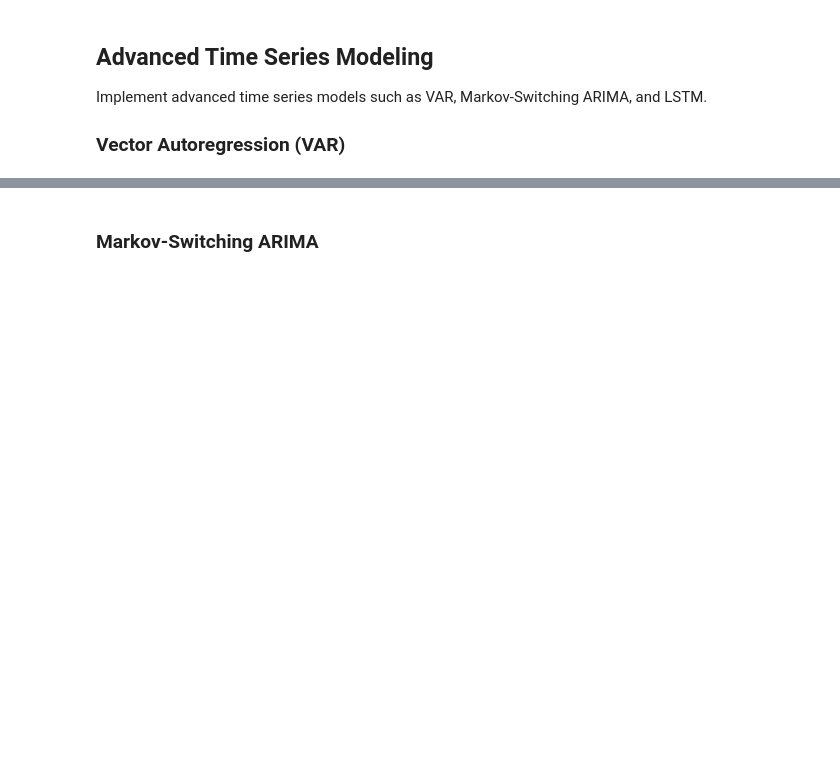
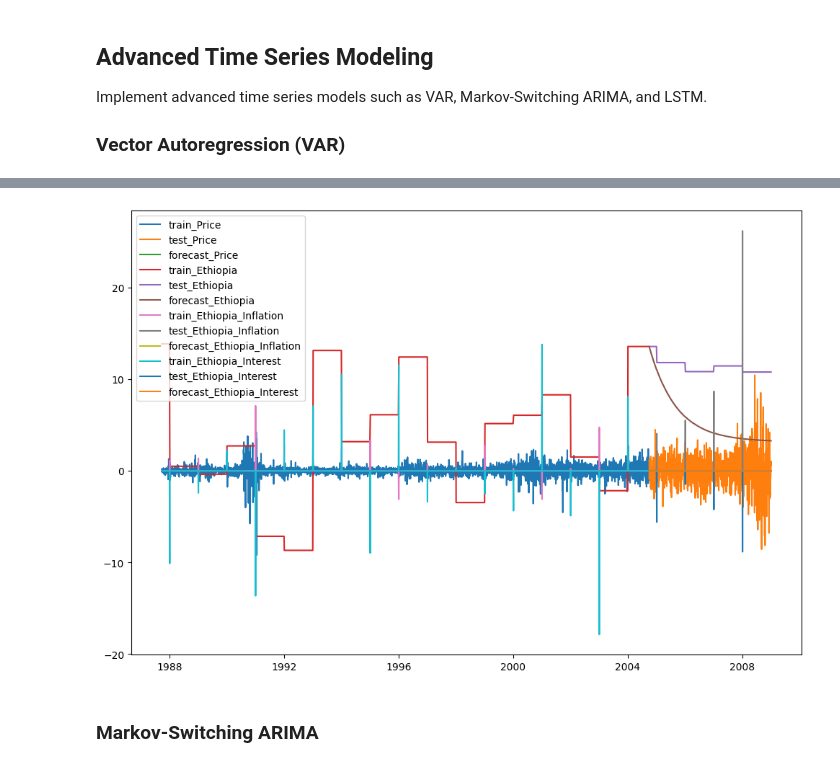
Before and after one commit to matidesalegn/brent-oil-analysis, a Jupyter notebook: notebooks/03_advanced_analysis.ipynb, the cells around one changed output, grey strips where cells are left out. Saved outputs shown, nothing was run; the diff lists cells and outputs as text; code cells hidden in the pictures; blank space fills up the shorter version.

Commit message:
Worked on Advanced Time Series Modeling Implement advanced time series models such as VAR, Markov-Switching ARIMA, and LSTM. Vector Autoregression (VAR)

```diff
--- a/notebooks/03_advanced_analysis.ipynb
+++ b/notebooks/03_advanced_analysis.ipynb
@@ -122,0 +226,84 @@ print(var_results.summary())
+# %%
+import pandas as pd
+import numpy as np
+from statsmodels.tsa.api import VAR
+import matplotlib.pyplot as plt
+from statsmodels.tsa.stattools import adfuller
+
+# Load the merged data
+merged_data_path = '../data/merged_data/merged_brent_oil_prices_with_economic_indicators.csv'
+data = pd.read_csv(merged_data_path)
+
+# Ensure the data is in a proper format (drop NaNs, set index)
+data = data.dropna()
+data.set_index('Date', inplace=True)
+
+# Convert index to datetime
+data.index = pd.to_datetime(data.index)
+
+# Select relevant columns for VAR model
+columns_of_interest = ['Price', 'Ethiopia', 'Ethiopia_Inflation', 'Ethiopia_Interest']
+data = data[columns_of_interest]
+
+# Check stationarity and difference if necessary
+def check_stationarity(timeseries):
+    result = adfuller(timeseries.dropna())  # Ensure no NaNs are in the series
+    print(f'ADF Statistic: {result[0]}')
+    print(f'p-value: {result[1]}')
+    return result[1] <= 0.05  # Returns True if series is stationary
+
+# Differencing non-stationary series until stationary
+def make_stationary(df):
+    for column in df.columns:
+        diff_count = 0
+        while not check_stationarity(df[column]):
+            df[column] = df[column].diff().dropna()
+            diff_count += 1
+            if diff_count > 2:  # Prevent infinite loop, max 2 differences
+                print(f"{column} required more than 2 differencing steps to become stationary.")
+                break
+    return df
+
+data_stationary = make_stationary(data.copy())
+
+# Recheck stationarity
+for column in data_stationary.columns:
+    print(f"Column: {column}")
+    check_stationarity(data_stationary[column])
+
+# Add a date range frequency
+data_stationary = data_stationary.asfreq('D').dropna()
+
+# Train-test split
+train_size = int(len(data_stationary) * 0.8)
+train, test = data_stationary[:train_size], data_stationary[train_size:]
+
+# Fit the VAR model
+model = VAR(train)
+lag_order = model.select_order()
+print(lag_order.summary())
+model_fitted = model.fit(lag_order.aic)
+
+# Check for serial correlation of residuals
+from statsmodels.stats.stattools import durbin_watson
+out = durbin_watson(model_fitted.resid)
+for col, val in zip(data_stationary.columns, out):
+    print(f"{col} : {val:.3f}")
+
+# Forecasting
+lagged_values = train.values[-lag_order.aic:]
+forecast_input = lagged_values[-lag_order.aic:]
+forecast = model_fitted.forecast(y=forecast_input, steps=len(test))
+
+# Convert forecast to DataFrame
+forecast_df = pd.DataFrame(forecast, index=test.index, columns=test.columns)
+
+# Plot the results
+plt.figure(figsize=(12, 8))
+for col in data_stationary.columns:
+    plt.plot(train.index, train[col], label=f'train_{col}')
+    plt.plot(test.index, test[col], label=f'test_{col}')
+    plt.plot(forecast_df.index, forecast_df[col], label=f'forecast_{col}')
+plt.legend()
+plt.show()
+# %% [output]
@@ -123,2 +344,3 @@ print(var_results.summary())
+[figure, added]
 # %% [markdown]
 ### Markov-Switching ARIMA
```
Also changed, not shown: parts of 9 cells of this notebook.
